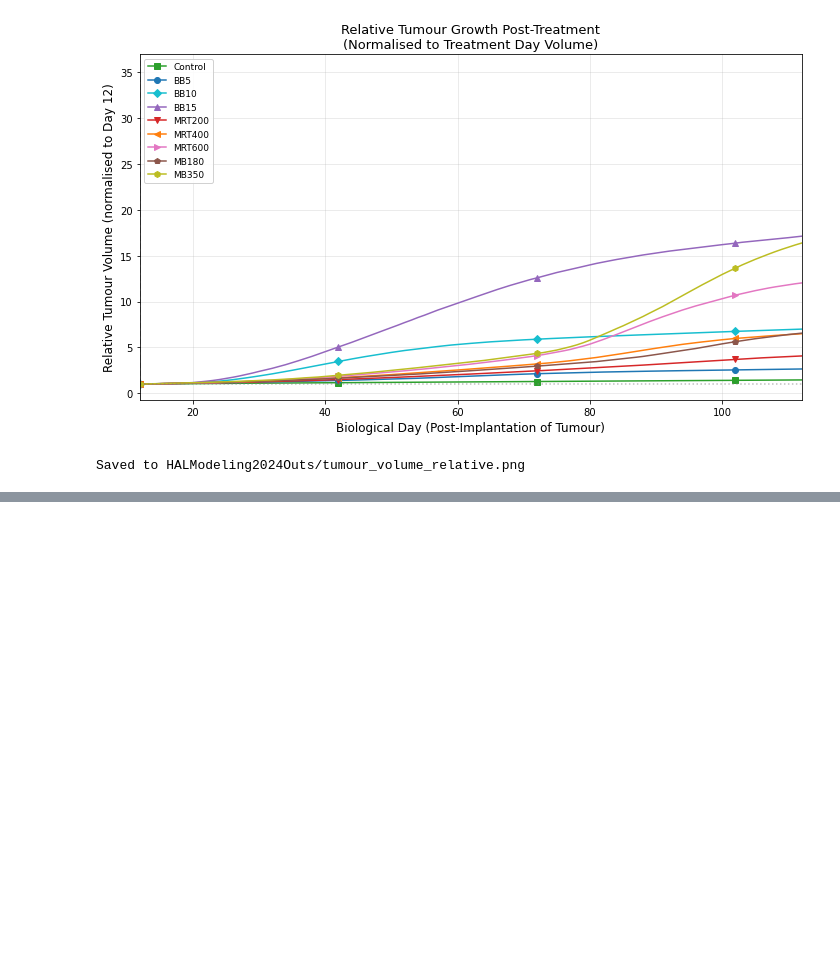
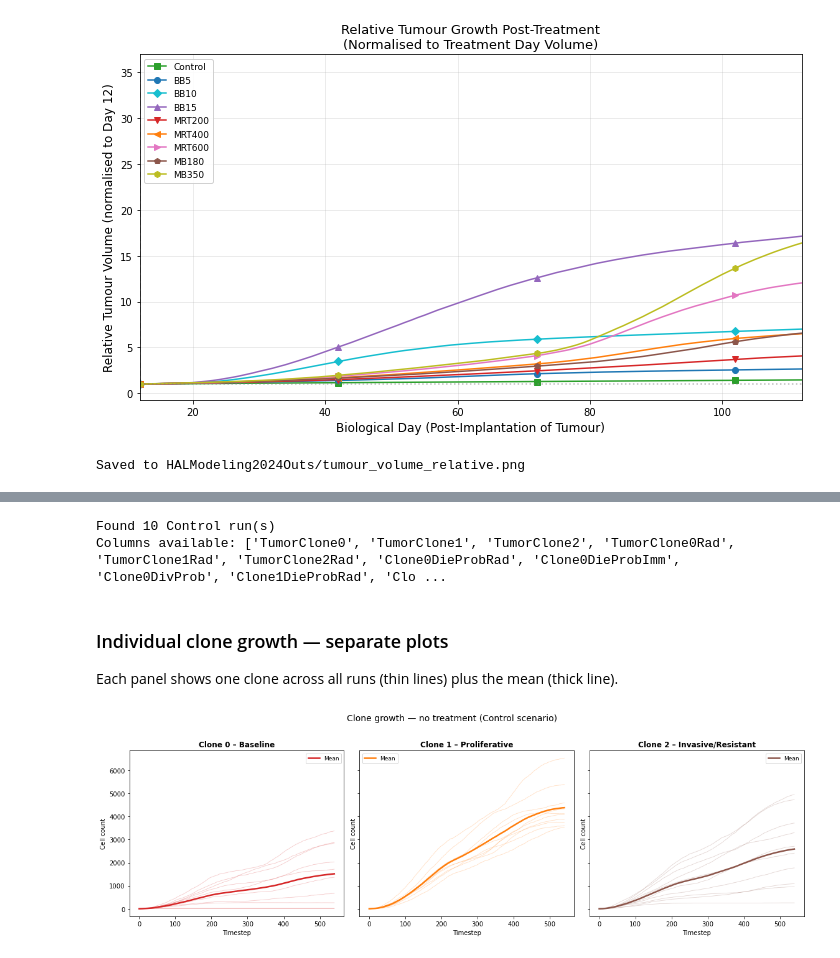
Before and after one commit to NafisaMaliat/GBM_Radiotherapy_ABM, a Jupyter notebook: GBM_SimulationResults.ipynb, the cells around one changed output, grey strips where cells are left out. Drawn from its saved outputs; the diff is of its cells as text; code cells hidden in the pictures; blank space fills up the shorter version.

Commit message:
Merge clone growth and tumour volume notebooks into GBM_SimulationResults

```diff
--- a/TumourVolume_Comparison.ipynb
+++ b/GBM_SimulationResults.ipynb
@@ -518,0 +533,48 @@ Saved to HALModeling2024Outs/tumour_volume_relative.png
+# %%
+# --- Clone growth setup (reuses BASE_DIR from above) ---
+SCENARIO  = "Control"
+FOLDER    = os.path.join(BASE_DIR, f"Scenario{SCENARIO}")
+
+CLONE_COLS   = ["TumorClone0", "TumorClone1", "TumorClone2"]
+CLONE_LABELS = ["Clone 0 – Baseline", "Clone 1 – Proliferative", "Clone 2 – Invasive/Resistant"]
+CLONE_COLORS = ["#d62728", "#ff7f0e", "#8c564b"]   # red, orange, brown
+
+# Load all Control runs
+csv_files = sorted(glob.glob(os.path.join(FOLDER, "TrialRunCounts_*.csv")))
+print(f"Found {len(csv_files)} Control run(s)")
+
+runs = [pd.read_csv(f) for f in csv_files]
+print(f"Columns available: {[c for c in runs[0].columns if 'Clone' in c]}")
+# %% [output]
+Found 10 Control run(s)
+Columns available: ['TumorClone0', 'TumorClone1', 'TumorClone2', 'TumorClone0Rad', 'TumorClone1Rad', 'TumorClone2Rad', 'Clone0DieProbRad', 'Clone0DieProbImm', 'Clone0DivProb', 'Clone1DieProbRad', 'Clo ...
+# %% [markdown]
+### Individual clone growth — separate plots
+
+Each panel shows one clone across all runs (thin lines) plus the mean (thick line).
+# %%
+fig, axes = plt.subplots(1, 3, figsize=(16, 5), sharey=True)
+
+for ax, col, label, color in zip(axes, CLONE_COLS, CLONE_LABELS, CLONE_COLORS):
+    # individual runs
+    all_series = []
+    for df in runs:
+        t = df["Timestep"]
+        y = df[col]
+        ax.plot(t, y, color=color, alpha=0.25, linewidth=0.8)
+        all_series.append(y.values)
+
+    # mean across runs
+    mean_y = np.mean(all_series, axis=0)
+    ax.plot(runs[0]["Timestep"], mean_y, color=color, linewidth=2.5, label="Mean")
+
+    ax.set_title(label, fontsize=12, fontweight="bold")
+    ax.set_xlabel("Timestep")
+    ax.set_ylabel("Cell count")
+    ax.legend(fontsize=9)
+
+fig.suptitle("Clone growth — no treatment (Control scenario)", fontsize=14, y=1.02)
+plt.tight_layout()
+plt.show()
+# %% [output]
+[figure, added]
```
Also changed, not shown: parts of 3 cells of this notebook, 1 other file.
